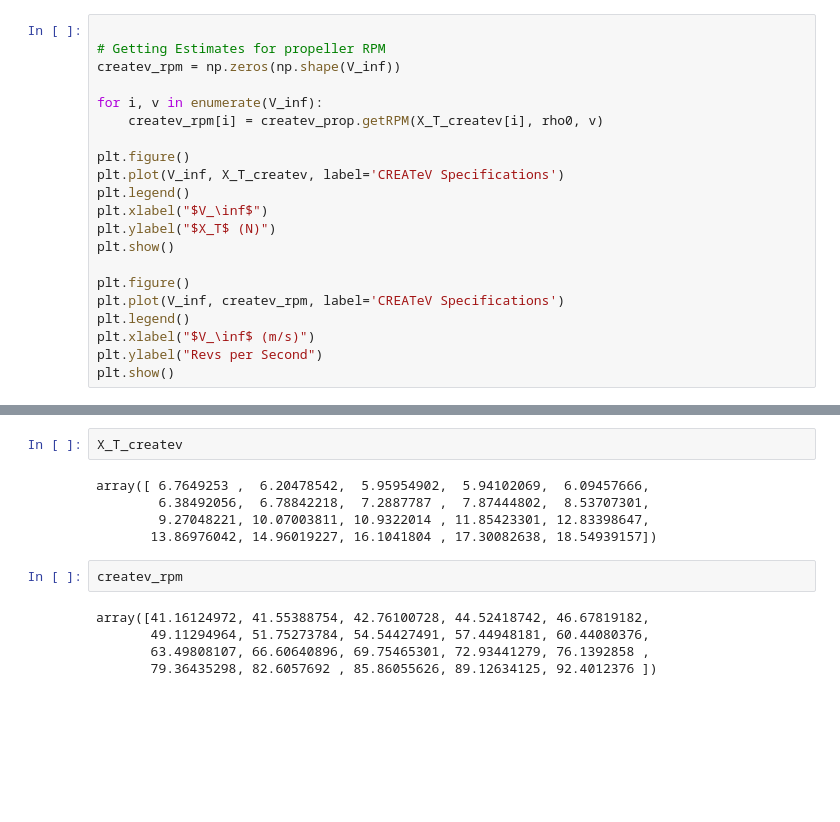
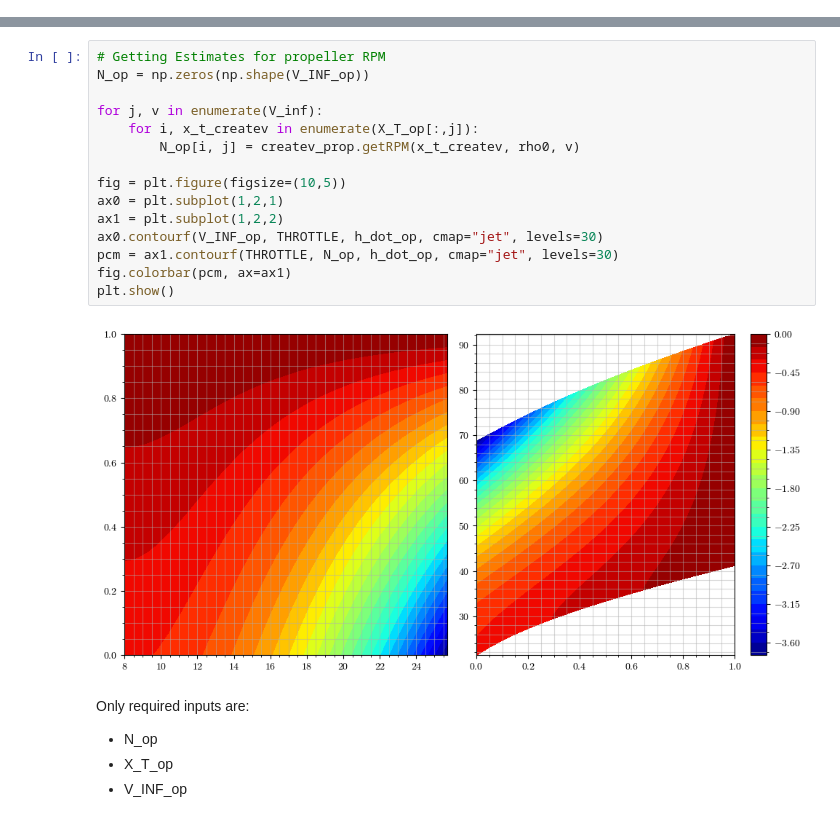
Before and after one commit to wkemp-edu/ArduPilot_AnalysisSuite, a Jupyter notebook: Investigations/descending_operatingpoints_working.ipynb, the cells around one changed output, grey strips where cells are left out. Cells and saved outputs as stored; diff of their text form; blank space fills up the shorter version.

```diff
--- a/Investigations/descending_operatingpoints_working.ipynb
+++ b/Investigations/descending_operatingpoints_working.ipynb
@@ -46,21 +37,0 @@ AttributeError: 'str' object has no attribute 'get_array'
-# %%
-
-# Getting Estimates for propeller RPM
-createv_rpm = np.zeros(np.shape(V_inf))
-
-for i, v in enumerate(V_inf):
-    createv_rpm[i] = createv_prop.getRPM(X_T_createv[i], rho0, v)
-
-plt.figure()
-plt.plot(V_inf, X_T_createv, label='CREATeV Specifications')
-plt.legend()
-plt.xlabel("$V_\inf$")
-plt.ylabel("$X_T$ (N)")
-plt.show()
-
-plt.figure()
-plt.plot(V_inf, createv_rpm, label='CREATeV Specifications')
-plt.legend()
-plt.xlabel("$V_\inf$ (m/s)")
-plt.ylabel("Revs per Second")
-plt.show()
@@ -98,14 +38,22 @@ array([ 8.        ,  8.93157895,  9.86315789, 10.79473684, 11.72631579,
-# %%
-X_T_createv
-# %% [output]
-array([ 6.7649253 ,  6.20478542,  5.95954902,  5.94102069,  6.09457666,
-        6.38492056,  6.78842218,  7.2887787 ,  7.87444802,  8.53707301,
-        9.27048221, 10.07003811, 10.9322014 , 11.85423301, 12.83398647,
-       13.86976042, 14.96019227, 16.1041804 , 17.30082638, 18.54939157])
-# %%
-createv_rpm
-# %% [output]
-array([41.16124972, 41.55388754, 42.76100728, 44.52418742, 46.67819182,
-       49.11294964, 51.75273784, 54.54427491, 57.44948181, 60.44080376,
-       63.49808107, 66.60640896, 69.75465301, 72.93441279, 76.1392858 ,
-       79.36435298, 82.6057692 , 85.86055626, 89.12634125, 92.4012376 ])
+# %%
+# Getting Estimates for propeller RPM
+N_op = np.zeros(np.shape(V_INF_op))
+
+for j, v in enumerate(V_inf):
+    for i, x_t_createv in enumerate(X_T_op[:,j]):
+        N_op[i, j] = createv_prop.getRPM(x_t_createv, rho0, v)
+
+fig = plt.figure(figsize=(10,5))
+ax0 = plt.subplot(1,2,1)
+ax1 = plt.subplot(1,2,2)
+ax0.contourf(V_INF_op, THROTTLE, h_dot_op, cmap="jet", levels=30)
+pcm = ax1.contourf(THROTTLE, N_op, h_dot_op, cmap="jet", levels=30)
+fig.colorbar(pcm, ax=ax1)
+plt.show()
+# %% [output]
+[figure, added]
+# %% [markdown]
+Only required inputs are:
+* N_op
+* X_T_op
+* V_INF_op
```
Also changed, not shown: parts of 28 cells of this notebook, 3 other files.
